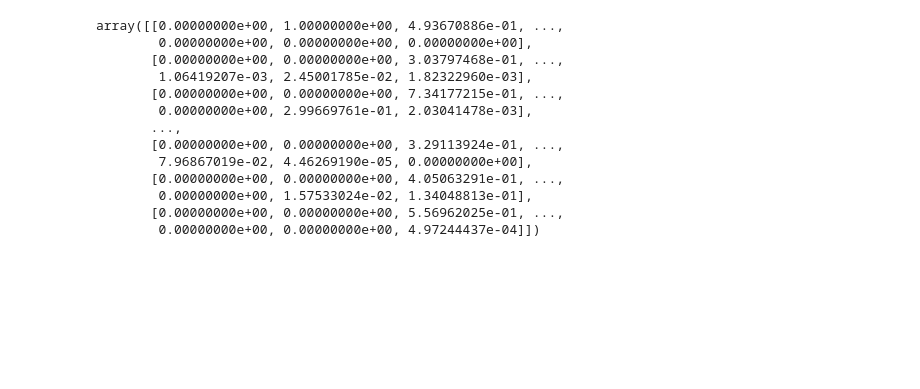
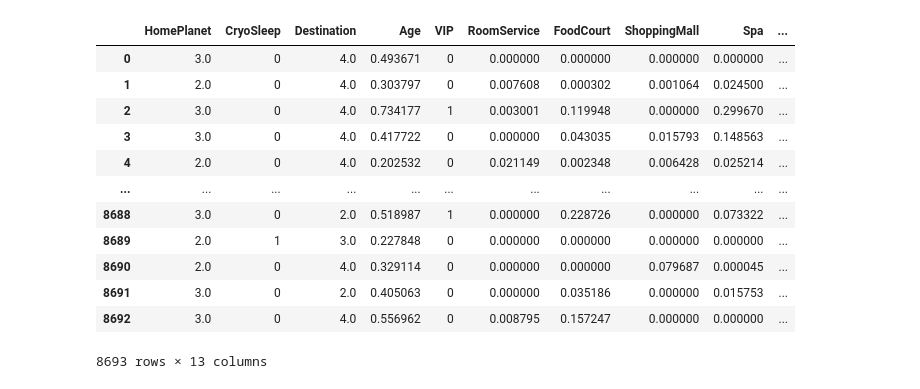
Before and after one commit to posyd0moika/SpaceShip-ML, a Jupyter notebook: Network.ipynb, the cells around one changed output. Saved outputs shown, nothing was run; the diff lists cells and outputs as text; code cells hidden in the pictures; blank space fills up the shorter version.

```diff
--- a/Network.ipynb
+++ b/Network.ipynb
@@ -43,22 +53,20 @@ def transform(data):
-# %%
-data = transform(data_train.copy())[
-    ["CryoSleep", "Cabin", "Age", "VIP", "Earth", "Europa", "Mars", "TRAPPIST-1e", "55 Cancri e", "PSO J318.5-22","RoomService","FoodCourt","ShoppingMall","Spa","VRDeck"]
-]
-x_train = np.array(data.values)
-x_train
-# %% [output]
-array([[0.00000000e+00, 1.00000000e+00, 4.93670886e-01, ...,
-        0.00000000e+00, 0.00000000e+00, 0.00000000e+00],
-       [0.00000000e+00, 0.00000000e+00, 3.03797468e-01, ...,
-        1.06419207e-03, 2.45001785e-02, 1.82322960e-03],
-       [0.00000000e+00, 0.00000000e+00, 7.34177215e-01, ...,
-        0.00000000e+00, 2.99669761e-01, 2.03041478e-03],
-       ...,
-       [0.00000000e+00, 0.00000000e+00, 3.29113924e-01, ...,
-        7.96867019e-02, 4.46269190e-05, 0.00000000e+00],
-       [0.00000000e+00, 0.00000000e+00, 4.05063291e-01, ...,
-        0.00000000e+00, 1.57533024e-02, 1.34048813e-01],
-       [0.00000000e+00, 0.00000000e+00, 5.56962025e-01, ...,
-        0.00000000e+00, 0.00000000e+00, 4.97244437e-04]])
+# %%
+data = transform(data_train.copy()).fillna(0)
+x_train = np.array(data.values)
+data
+# %% [output]
+|  | HomePlanet | CryoSleep | Destination | Age | VIP | RoomService | FoodCourt | ShoppingMall | Spa | ... |
+| 0 | 3.0 | 0 | 4.0 | 0.493671 | 0 | 0.000000 | 0.000000 | 0.000000 | 0.000000 | ... |
+| 1 | 2.0 | 0 | 4.0 | 0.303797 | 0 | 0.007608 | 0.000302 | 0.001064 | 0.024500 | ... |
+| 2 | 3.0 | 0 | 4.0 | 0.734177 | 1 | 0.003001 | 0.119948 | 0.000000 | 0.299670 | ... |
+| 3 | 3.0 | 0 | 4.0 | 0.417722 | 0 | 0.000000 | 0.043035 | 0.015793 | 0.148563 | ... |
+| 4 | 2.0 | 0 | 4.0 | 0.202532 | 0 | 0.021149 | 0.002348 | 0.006428 | 0.025214 | ... |
+| ... | ... | ... | ... | ... | ... | ... | ... | ... | ... | ... |
+| 8688 | 3.0 | 0 | 2.0 | 0.518987 | 1 | 0.000000 | 0.228726 | 0.000000 | 0.073322 | ... |
+| 8689 | 2.0 | 1 | 3.0 | 0.227848 | 0 | 0.000000 | 0.000000 | 0.000000 | 0.000000 | ... |
+| 8690 | 2.0 | 0 | 4.0 | 0.329114 | 0 | 0.000000 | 0.000000 | 0.079687 | 0.000045 | ... |
+| 8691 | 3.0 | 0 | 2.0 | 0.405063 | 0 | 0.000000 | 0.035186 | 0.000000 | 0.015753 | ... |
+| 8692 | 3.0 | 0 | 4.0 | 0.556962 | 0 | 0.008795 | 0.157247 | 0.000000 | 0.000000 | ... |
+8693 rows × 13 columns
 # %%
 model = tf.keras.Sequential([
```
Also changed, not shown: parts of 8 cells of this notebook.
